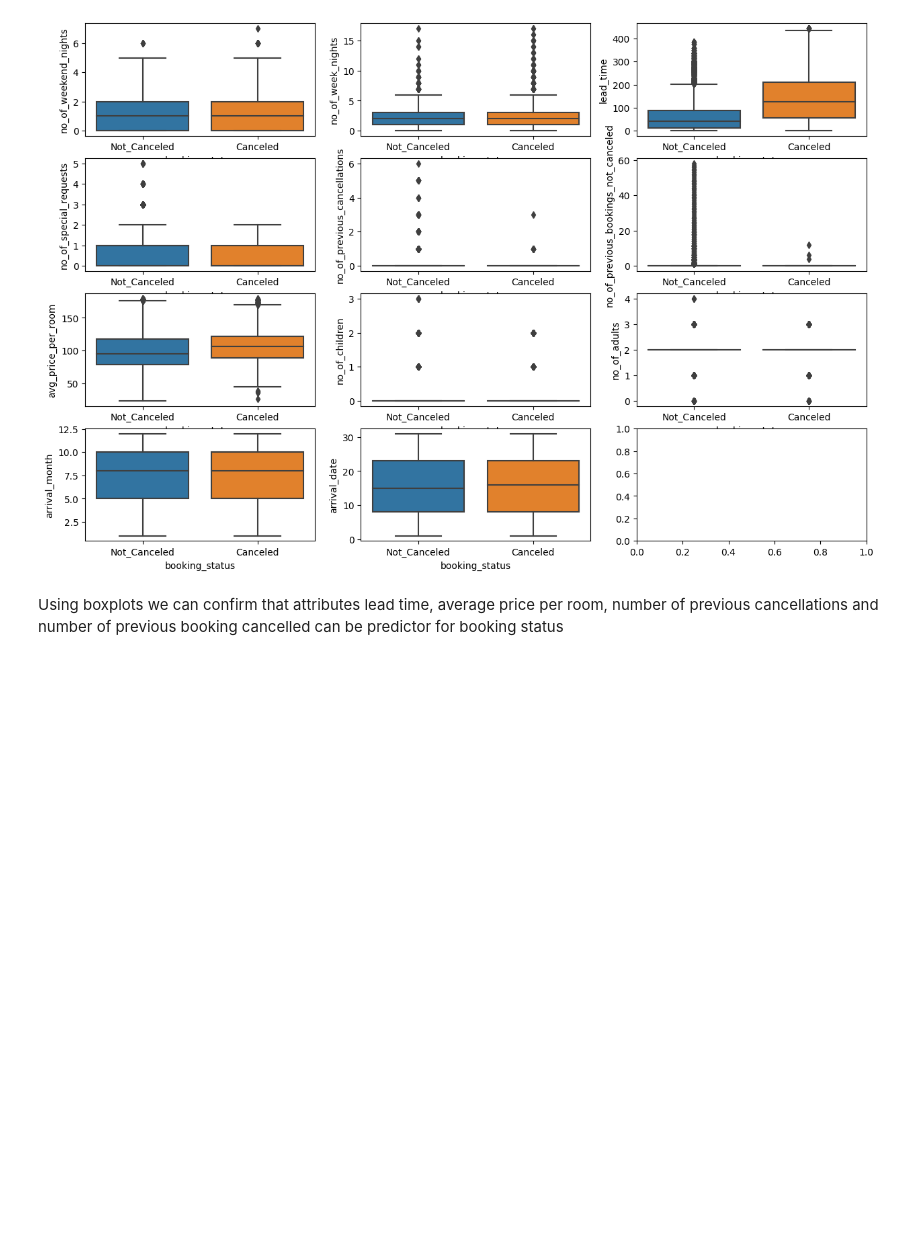
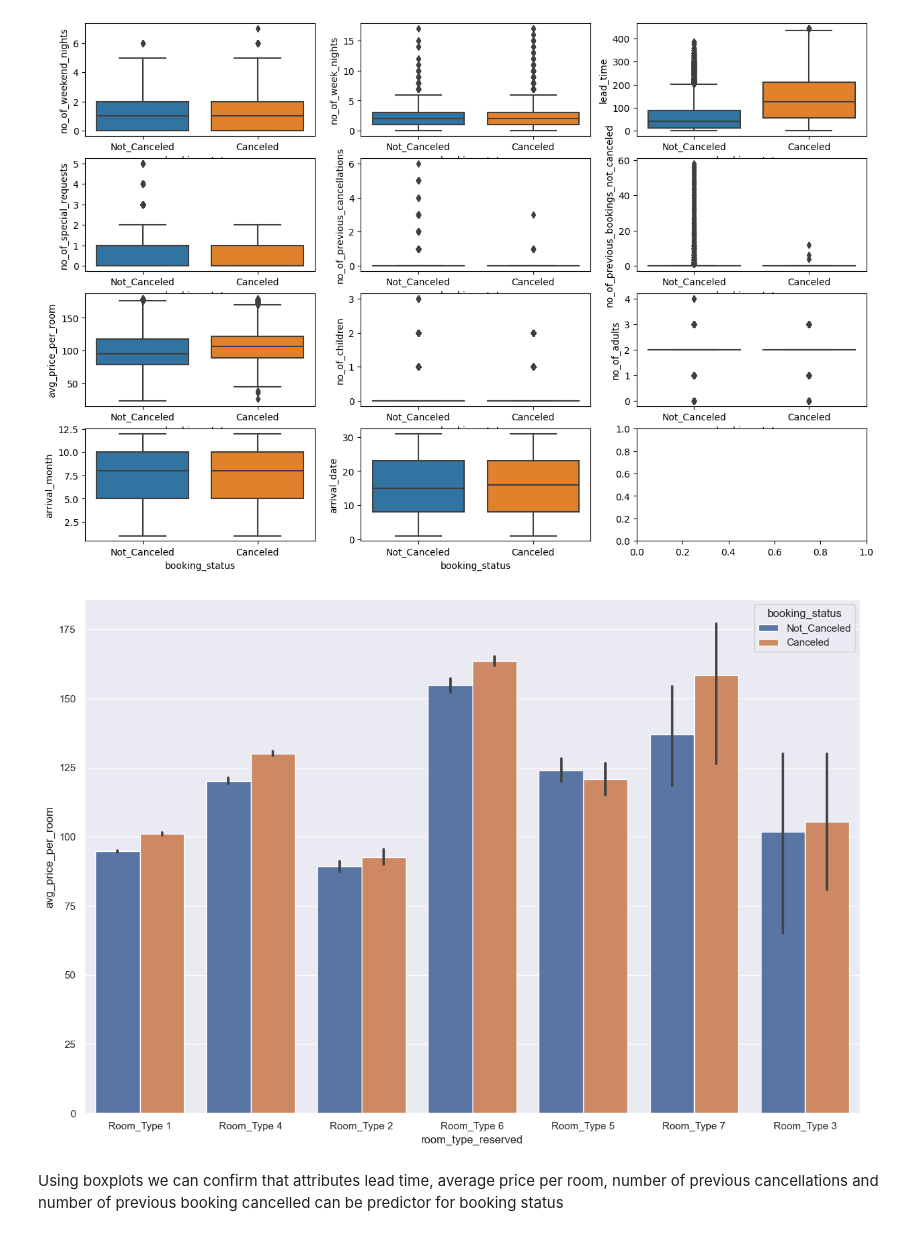
Before and after one commit to mahinbindra/schulich_data_science, a Jupyter notebook: DataScience Project/MBAN 6110: Data Science I Group Project.ipynb, the cells around one changed output. Cells and saved outputs as stored; diff of their text form; code cells hidden in the pictures; blank space fills up the shorter version.

```diff
--- a/DataScience Project/Final_project (1).ipynb
+++ b/DataScience Project/MBAN 6110: Data Science I Group Project.ipynb
@@ -280,6 +280,11 @@ sns.boxplot(x='booking_status', y='arrival_date', data=df, ax=axs[3][1])
 # %% [output]
 <Axes: xlabel='booking_status', ylabel='arrival_date'>
 [figure]
+# %%
+sns.barplot(x='room_type_reserved', y='avg_price_per_room', data=df, hue = 'booking_status')
+sns.set(rc={"figure.figsize":(13, 10)})
+# %% [output]
+[figure, added]
 # %% [markdown]
 Using boxplots we can confirm that attributes lead time, average price per room, number of previous cancellations and number of previous booking cancelled can be predictor for booking status
 # %% [markdown]
```
Also changed, not shown: parts of 19 cells of this notebook.
